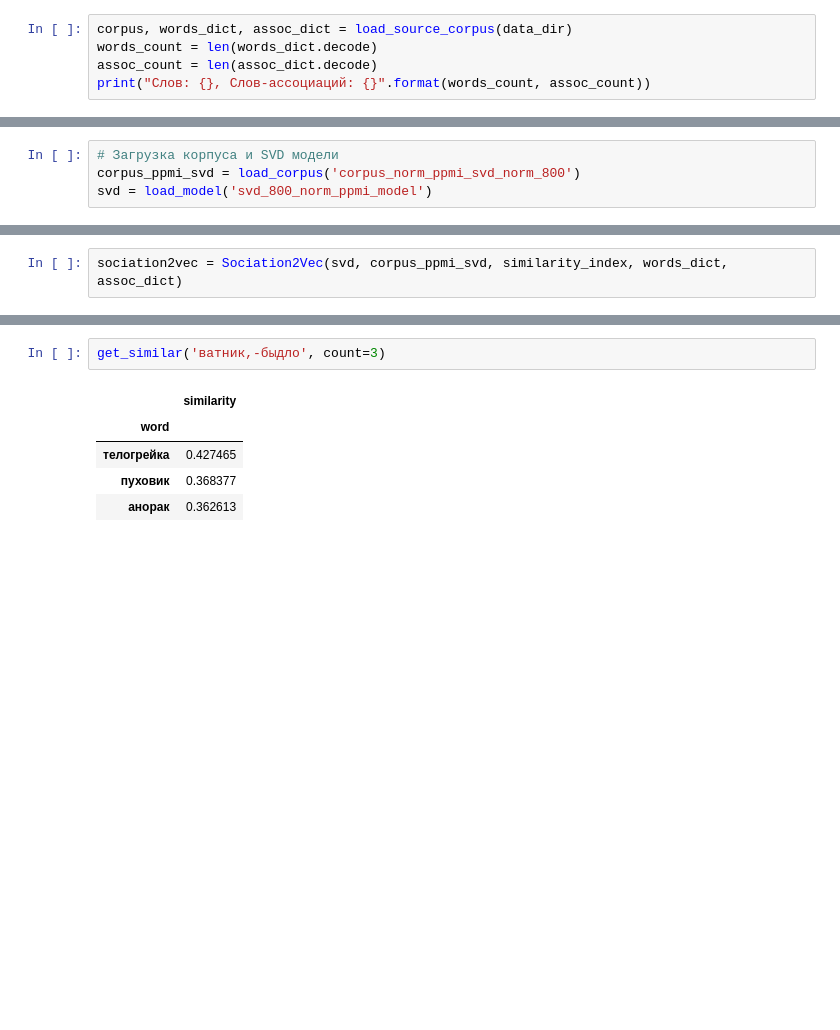
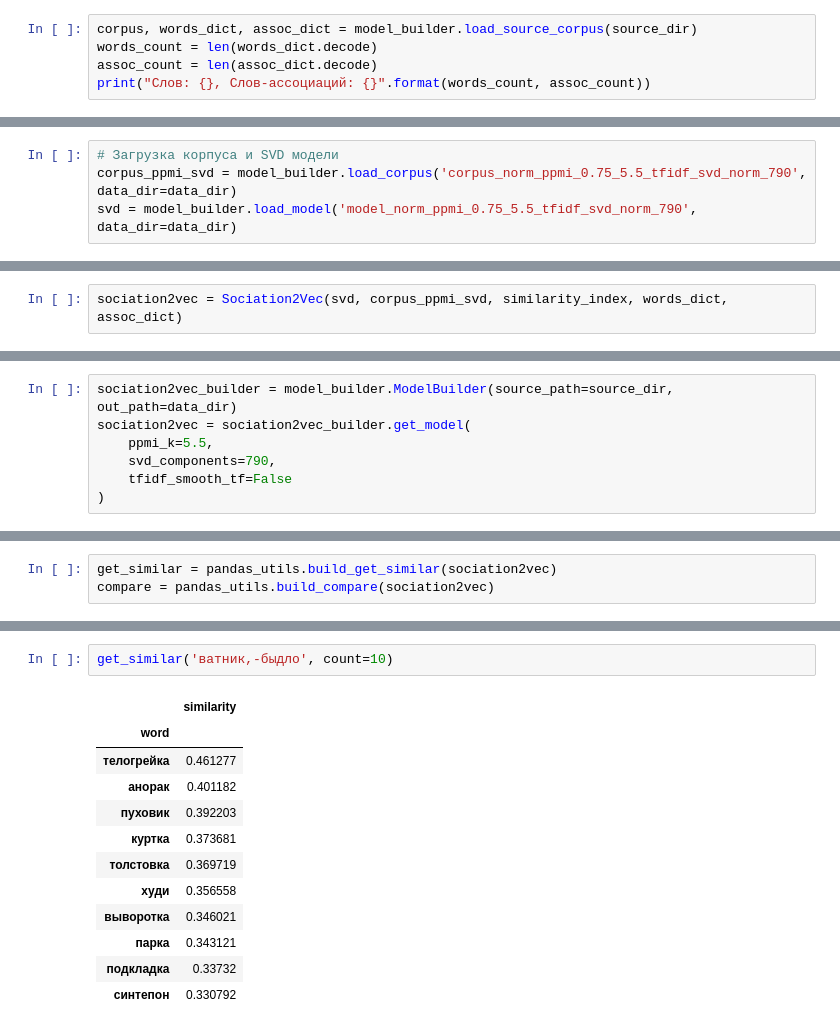
Before and after one commit to ur001/sociation_corpus, a Jupyter notebook: svd_ppmi_tfidf.ipynb, the cells around one changed output, grey strips where cells are left out. Cells and saved outputs as stored; diff of their text form; blank space fills up the shorter version.

```diff
--- a/svd_ppmi_tfidf.ipynb
+++ b/svd_ppmi_tfidf.ipynb
@@ -170,5 +59,5 @@ from sociation_corpus.train_model import load_source_corpus
 # %%
-corpus, words_dict, assoc_dict = load_source_corpus(data_dir)
+corpus, words_dict, assoc_dict = model_builder.load_source_corpus(source_dir)
 words_count = len(words_dict.decode)
 assoc_count = len(assoc_dict.decode)
 print("Слов: {}, Слов-ассоциаций: {}".format(words_count, assoc_count))
@@ -238,5 +123,5 @@ get_associations('система', corpus=sparse_to_corpus(corpus_ppmi)).head(10
 # %%
 # Загрузка корпуса и SVD модели
-corpus_ppmi_svd = load_corpus('corpus_norm_ppmi_svd_norm_800')
-svd = load_model('svd_800_norm_ppmi_model')
+corpus_ppmi_svd = model_builder.load_corpus('corpus_norm_ppmi_0.75_5.5_tfidf_svd_norm_790', data_dir=data_dir)
+svd = model_builder.load_model('model_norm_ppmi_0.75_5.5_tfidf_svd_norm_790', data_dir=data_dir)
 # %% [output]
@@ -364,0 +184,7 @@ get_similar('король,-мужчина,женщина')
+# %%
+sociation2vec_builder = model_builder.ModelBuilder(source_path=source_dir, out_path=data_dir)
+sociation2vec = sociation2vec_builder.get_model(
+    ppmi_k=5.5,
+    svd_components=790,
+    tfidf_smooth_tf=False
+)
@@ -364,0 +218,3 @@ get_similar('король,-мужчина,женщина')
+# %%
+get_similar = pandas_utils.build_get_similar(sociation2vec)
+compare = pandas_utils.build_compare(sociation2vec)
@@ -438,11 +447,18 @@ get_similar('ватник,быдло', count=3)
 # %%
-get_similar('ватник,-быдло', count=3)
+get_similar('ватник,-быдло', count=10)
 # %% [output]
 |  | similarity |
 | word |  |
-| телогрейка | 0.427465 |
-| пуховик | 0.368377 |
-| анорак | 0.362613 |
+| телогрейка | 0.461277 |
+| анорак | 0.401182 |
+| пуховик | 0.392203 |
+| куртка | 0.373681 |
+| толстовка | 0.369719 |
+| худи | 0.356558 |
+| выворотка | 0.346021 |
+| парка | 0.343121 |
+| подкладка | 0.33732 |
+| синтепон | 0.330792 |
 # %%
 get_similar('бесконечность')
 # %% [output]
```
Also changed, not shown: parts of 164 cells of this notebook, 20 other files.
